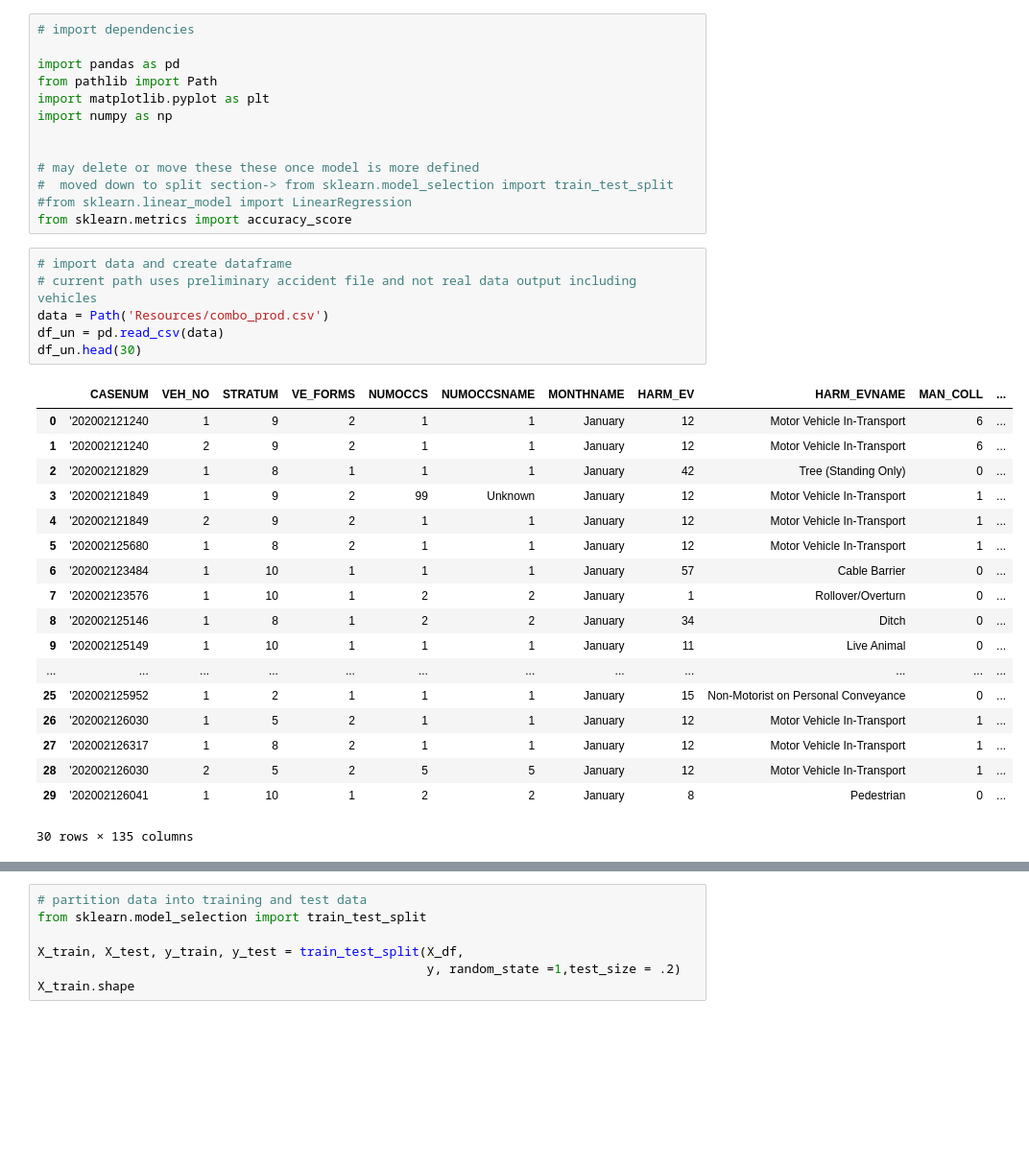
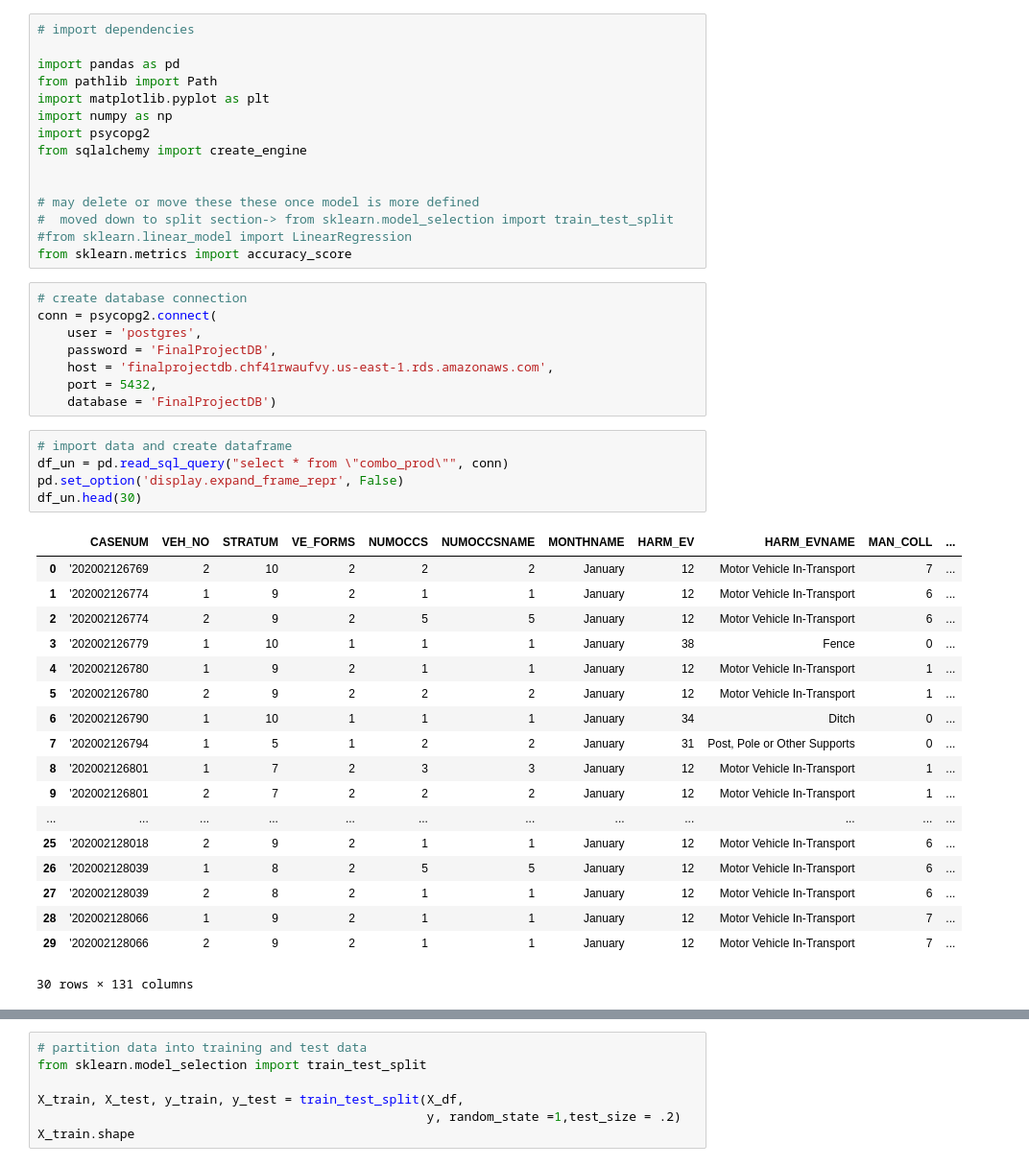
Before and after one commit to AmberMiller15/DV-Proj-2023, a Jupyter notebook: ML Model/accident_ml.ipynb, the cells around one changed output, grey strips where cells are left out. Shown at 96% size. Drawn from its saved outputs; the diff is of its cells as text; blank space fills up the shorter version.

```diff
--- a/ML Model/accident_ml.ipynb
+++ b/ML Model/accident_ml.ipynb
@@ -5,37 +5,46 @@ import pandas as pd
 from pathlib import Path
 import matplotlib.pyplot as plt
 import numpy as np
+import psycopg2
+from sqlalchemy import create_engine
 
 
 # may delete or move these these once model is more defined
 #  moved down to split section-> from sklearn.model_selection import train_test_split
 #from sklearn.linear_model import LinearRegression
 from sklearn.metrics import accuracy_score
+# %%
+# create database connection
+conn = psycopg2.connect(
+    user = 'postgres',
+    password = 'FinalProjectDB',
+    host = 'finalprojectdb.chf41rwaufvy.us-east-1.rds.amazonaws.com',
+    port = 5432,
+    database = 'FinalProjectDB')
 # %%
 # import data and create dataframe
-# current path uses preliminary accident file and not real data output including vehicles
-data = Path('Resources/combo_prod.csv')
-df_un = pd.read_csv(data)
+df_un = pd.read_sql_query("select * from \"combo_prod\"", conn)
+pd.set_option('display.expand_frame_repr', False)
 df_un.head(30)
 # %% [output]
 |  | CASENUM | VEH_NO | STRATUM | VE_FORMS | NUMOCCS | NUMOCCSNAME | MONTHNAME | HARM_EV | HARM_EVNAME | MAN_COLL | ... |
-| 0 | '202002121240 | 1 | 9 | 2 | 1 | 1 | January | 12 | Motor Vehicle In-Transport | 6 | ... |
-| 1 | '202002121240 | 2 | 9 | 2 | 1 | 1 | January | 12 | Motor Vehicle In-Transport | 6 | ... |
-| 2 | '202002121829 | 1 | 8 | 1 | 1 | 1 | January | 42 | Tree (Standing Only) | 0 | ... |
-| 3 | '202002121849 | 1 | 9 | 2 | 99 | Unknown | January | 12 | Motor Vehicle In-Transport | 1 | ... |
-| 4 | '202002121849 | 2 | 9 | 2 | 1 | 1 | January | 12 | Motor Vehicle In-Transport | 1 | ... |
-| 5 | '202002125680 | 1 | 8 | 2 | 1 | 1 | January | 12 | Motor Vehicle In-Transport | 1 | ... |
-| 6 | '202002123484 | 1 | 10 | 1 | 1 | 1 | January | 57 | Cable Barrier | 0 | ... |
-| 7 | '202002123576 | 1 | 10 | 1 | 2 | 2 | January | 1 | Rollover/Overturn | 0 | ... |
-| 8 | '202002125146 | 1 | 8 | 1 | 2 | 2 | January | 34 | Ditch | 0 | ... |
-| 9 | '202002125149 | 1 | 10 | 1 | 1 | 1 | January | 11 | Live Animal | 0 | ... |
+| 0 | '202002126769 | 2 | 10 | 2 | 2 | 2 | January | 12 | Motor Vehicle In-Transport | 7 | ... |
+| 1 | '202002126774 | 1 | 9 | 2 | 1 | 1 | January | 12 | Motor Vehicle In-Transport | 6 | ... |
+| 2 | '202002126774 | 2 | 9 | 2 | 5 | 5 | January | 12 | Motor Vehicle In-Transport | 6 | ... |
+| 3 | '202002126779 | 1 | 10 | 1 | 1 | 1 | January | 38 | Fence | 0 | ... |
+| 4 | '202002126780 | 1 | 9 | 2 | 1 | 1 | January | 12 | Motor Vehicle In-Transport | 1 | ... |
+| 5 | '202002126780 | 2 | 9 | 2 | 2 | 2 | January | 12 | Motor Vehicle In-Transport | 1 | ... |
+| 6 | '202002126790 | 1 | 10 | 1 | 1 | 1 | January | 34 | Ditch | 0 | ... |
+| 7 | '202002126794 | 1 | 5 | 1 | 2 | 2 | January | 31 | Post, Pole or Other Supports | 0 | ... |
+| 8 | '202002126801 | 1 | 7 | 2 | 3 | 3 | January | 12 | Motor Vehicle In-Transport | 1 | ... |
+| 9 | '202002126801 | 2 | 7 | 2 | 2 | 2 | January | 12 | Motor Vehicle In-Transport | 1 | ... |
 | ... | ... | ... | ... | ... | ... | ... | ... | ... | ... | ... | ... |
-| 25 | '202002125952 | 1 | 2 | 1 | 1 | 1 | January | 15 | Non-Motorist on Personal Conveyance | 0 | ... |
-| 26 | '202002126030 | 1 | 5 | 2 | 1 | 1 | January | 12 | Motor Vehicle In-Transport | 1 | ... |
-| 27 | '202002126317 | 1 | 8 | 2 | 1 | 1 | January | 12 | Motor Vehicle In-Transport | 1 | ... |
-| 28 | '202002126030 | 2 | 5 | 2 | 5 | 5 | January | 12 | Motor Vehicle In-Transport | 1 | ... |
-| 29 | '202002126041 | 1 | 10 | 1 | 2 | 2 | January | 8 | Pedestrian | 0 | ... |
+| 25 | '202002128018 | 2 | 9 | 2 | 1 | 1 | January | 12 | Motor Vehicle In-Transport | 6 | ... |
+| 26 | '202002128039 | 1 | 8 | 2 | 5 | 5 | January | 12 | Motor Vehicle In-Transport | 6 | ... |
+| 27 | '202002128039 | 2 | 8 | 2 | 1 | 1 | January | 12 | Motor Vehicle In-Transport | 6 | ... |
+| 28 | '202002128066 | 1 | 9 | 2 | 1 | 1 | January | 12 | Motor Vehicle In-Transport | 7 | ... |
+| 29 | '202002128066 | 2 | 9 | 2 | 1 | 1 | January | 12 | Motor Vehicle In-Transport | 7 | ... |
-30 rows × 135 columns
+30 rows × 131 columns
 # %%
 #filter dataframe to remove unknows categories
 df = df_un[df_un['MAX_SEV'] < 5]
```
Also changed, not shown: parts of 8 cells of this notebook, 8 other files.
